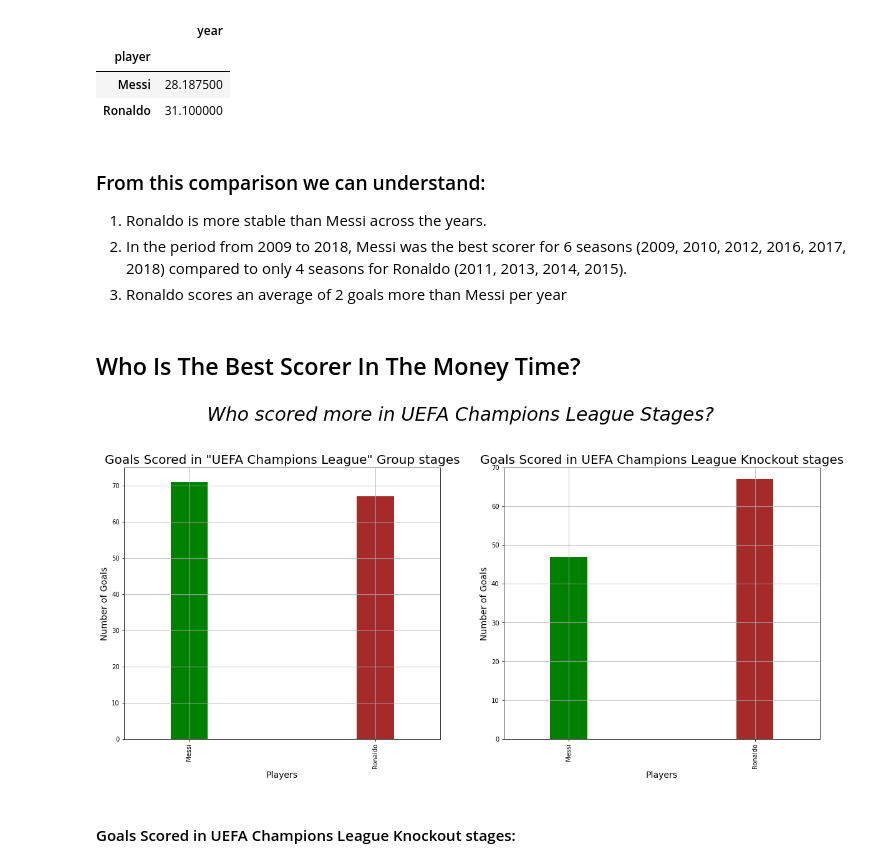
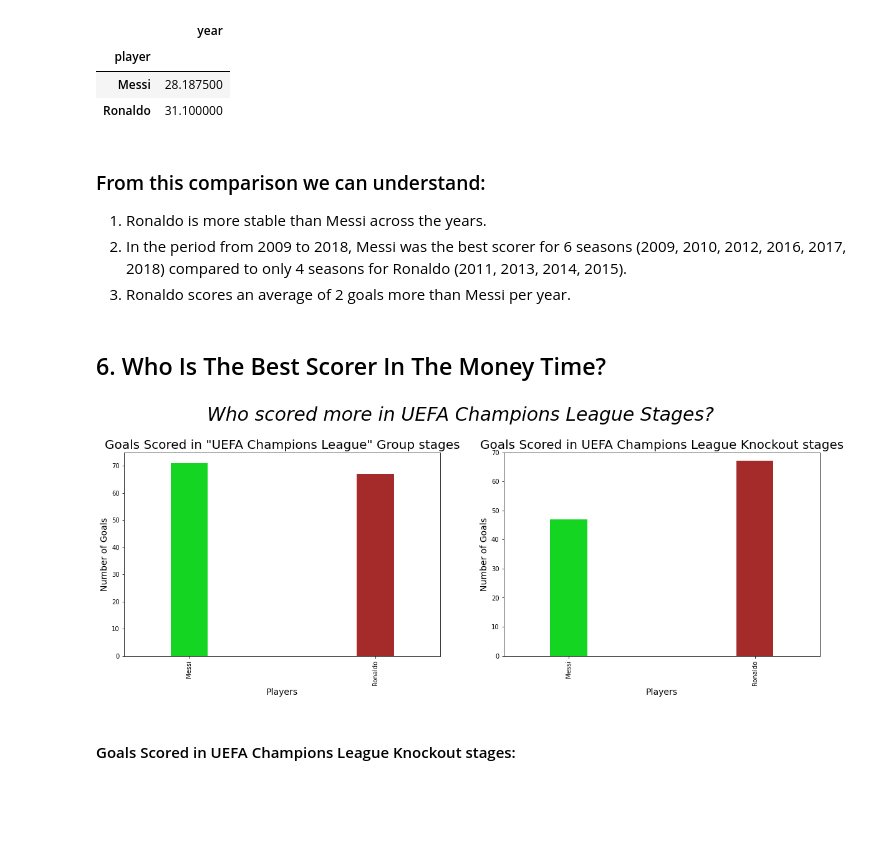
Before and after one commit to verticale3185/FINEL-PROJECT, a Jupyter notebook: final project master.ipynb, the cells around one changed output. Drawn from its saved outputs; the diff is of its cells as text; code cells hidden in the pictures; blank space fills up the shorter version.

```diff
--- a/final project master.ipynb
+++ b/final project master.ipynb
@@ -135,0 +171,10 @@ plt.show()
+# %%
+df['pos']=df.pos.str.strip()
+messi_pos = df[df['player'] == 'Messi'].pos.value_counts()
+ronaldo_pos = df[df['player'] == 'Ronaldo'].pos.value_counts()
+df_pos = pd.DataFrame({ 'Messi' : messi_pos ,
+           'Ronaldo' : ronaldo_pos})
+df_pos = df_pos/df_pos.sum()
+
+df_pos.plot.bar(title = 'player favorite position', color = ('#14D622',"brown"), figsize = (12,5) , fontsize = 15)
+df.groupby(["player",'pos'])[['pos']].count()
@@ -170,29 +227,29 @@ Average goals per player per season
 ### From this comparison we can understand:
 1. Ronaldo is more stable than Messi across the years.
 2. In the period from 2009 to 2018, Messi was  the best scorer for 6 seasons (2009, 2010, 2012, 2016, 2017, 2018) compared to only 4 seasons for Ronaldo (2011, 2013, 2014, 2015).
-3. Ronaldo scores an average of 2 goals more than Messi per year
+3. Ronaldo scores an average of 2 goals more than Messi per year.
 # %% [markdown]
-## Who Is The Best Scorer In The Money Time?
+## 6. Who Is The Best Scorer In The Money Time?
 # %%
 plt.subplot(1,2,1)
-df.loc[(df['comp']=='Champions League') & (df['round'] == 'Group Stage')].groupby(['player'])['date'].count().plot(kind='bar',width = 0.2, color = ( "green","brown"))
+df.loc[(df['comp']=='Champions League') & (df['round'] == 'Group Stage')].groupby(['player'])['date'].count().plot(kind='bar',width = 0.2, color = ( "#14D622","brown"))
 plt.title('Goals Scored in "UEFA Champions League" Group stages',fontsize = 20)
 plt.xlabel('Players',fontsize = 14)
 plt.ylabel('Number of Goals',fontsize = 14)
 plt.ylim(0,75)
-plt.grid(True)
+
 
 plt.subplot(1,2,2)
-df.loc[(df['comp']=='Champions League') & (df['round'] != 'Group Stage')].groupby(['player'])['date'].count().plot(kind='bar',figsize=(20,8),width = 0.2, color = ( "green","brown"))
+df.loc[(df['comp']=='Champions League') & (df['round'] != 'Group Stage')].groupby(['player'])['date'].count().plot(kind='bar',figsize=(20,6),width = 0.2, color = ( "#14D622","brown"))
 plt.title('Goals Scored in UEFA Champions League Knockout stages',fontsize=20)
 plt.xlabel('Players',fontsize = 14)
 plt.ylabel('Number of Goals',fontsize = 14)
 plt.ylim(0,70)
 plt.suptitle('Who scored more in UEFA Champions League Stages?',fontsize=30,style ='italic',y=1.05)
-plt.grid(True)
+
 plt.show()
 # %% [output]
-[figure, old version]
+[figure, new version]
 # %% [markdown]
 #### Goals Scored in UEFA Champions League Knockout stages:
 # %%
```
Also changed, not shown: parts of 30 cells of this notebook.
